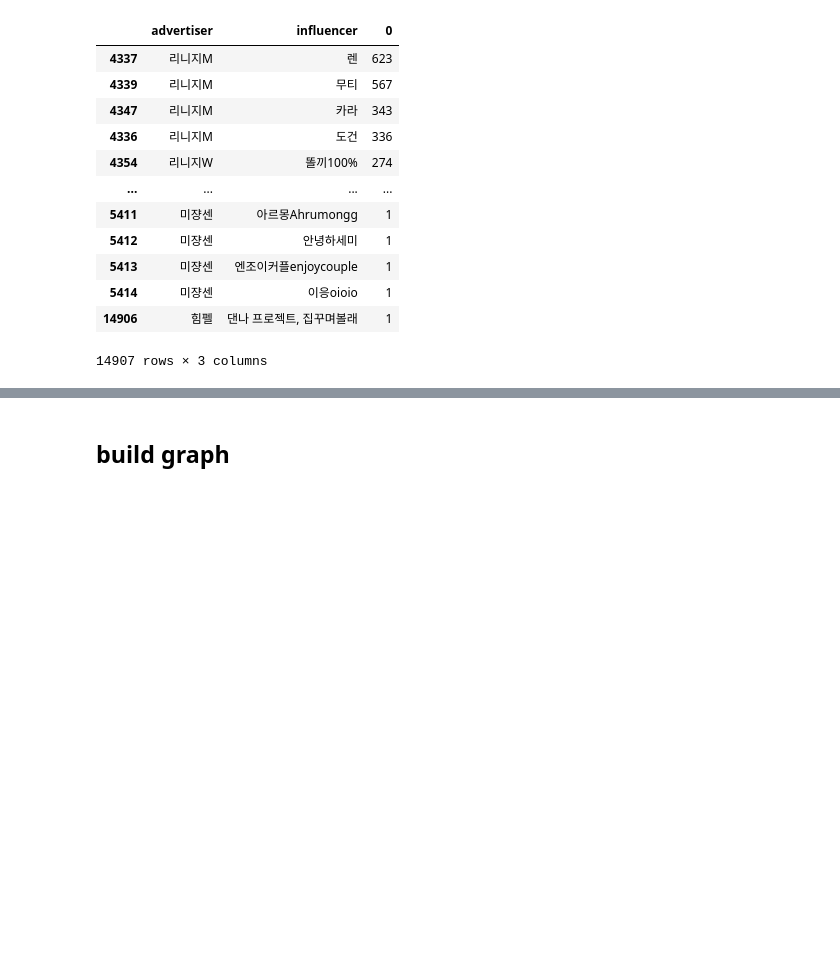
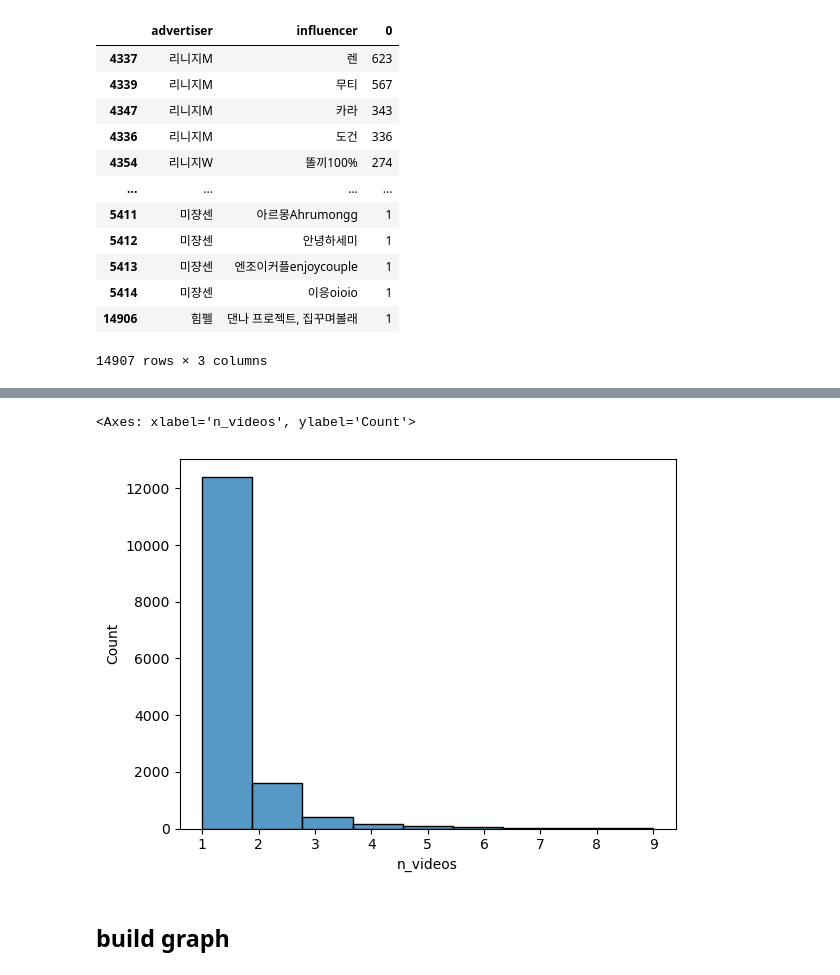
Before and after one commit to marlenawawer/Influencer_Selection, a Jupyter notebook: analysis.ipynb, the cells around one changed output, grey strips where cells are left out. Cells and saved outputs as stored; diff of their text form; code cells hidden in the pictures; blank space fills up the shorter version.

```diff
--- a/analysis.ipynb
+++ b/analysis.ipynb
@@ -165,3 +218,10 @@ final_df
+# %%
+import seaborn as sns
+
+sns.histplot(final_df[final_df['n_videos'] < 10], x='n_videos', bins=9)
+# %% [output]
+<Axes: xlabel='n_videos', ylabel='Count'>
+[figure, added]
 # %% [markdown]
 ## build graph
 # %%
```
Also changed, not shown: parts of 30 cells of this notebook.
